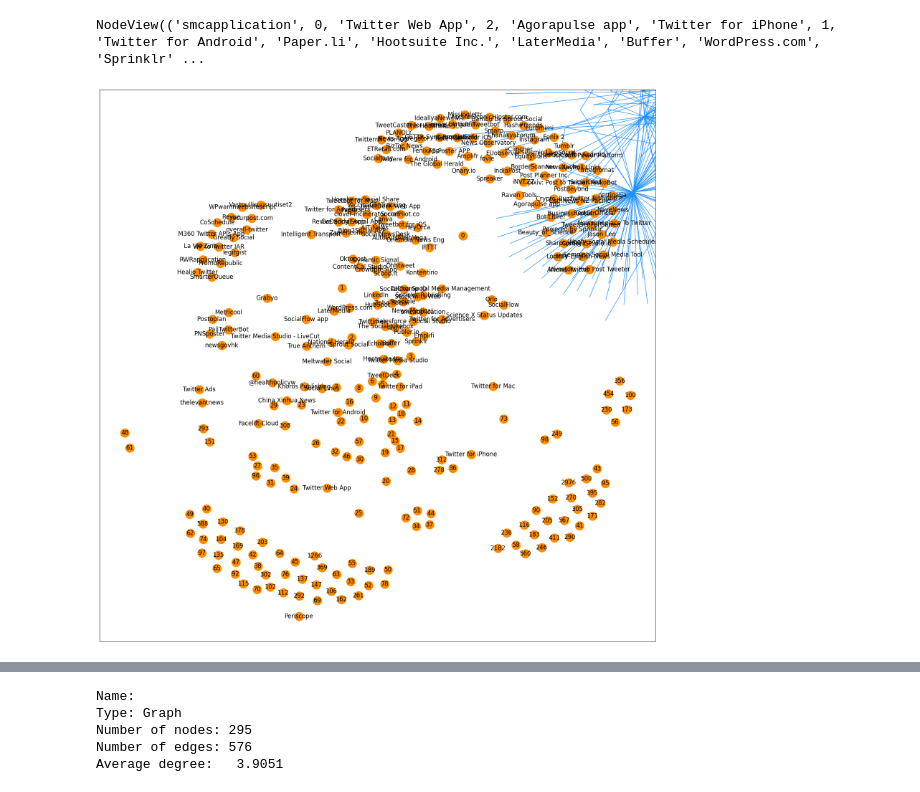
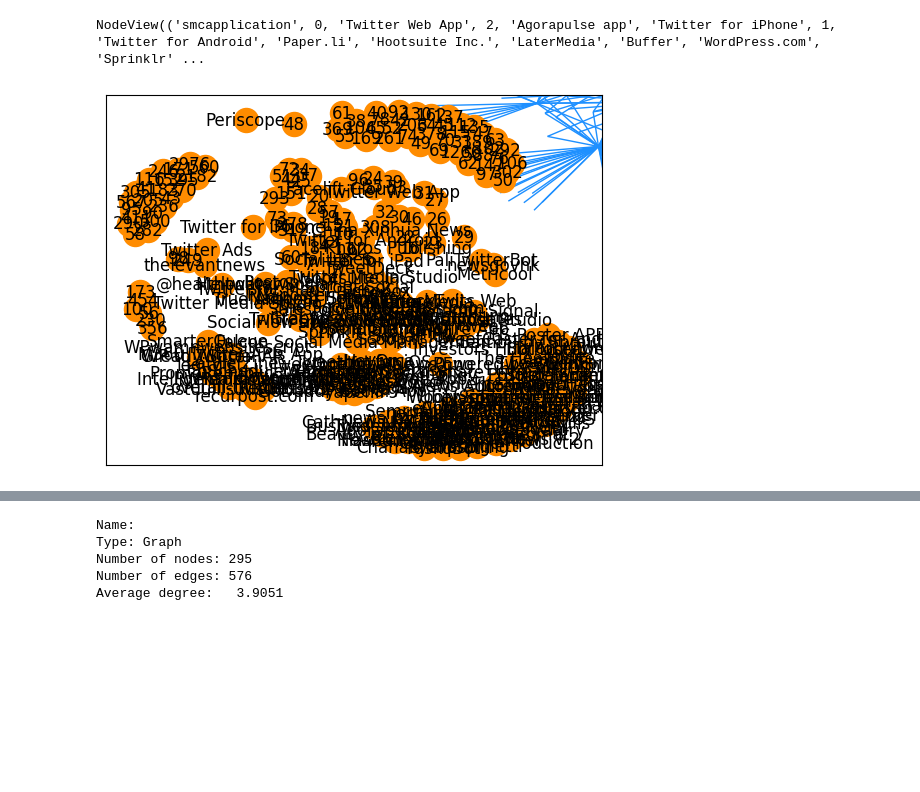
Before and after one commit to chiew256/omicron-tweets, a Jupyter notebook: SNA.ipynb, the cells around one changed output, grey strips where cells are left out. Cells and saved outputs as stored; diff of their text form; code cells hidden in the pictures; blank space fills up the shorter version.

```diff
--- a/SNA.ipynb
+++ b/SNA.ipynb
@@ -70,8 +67,7 @@ import matplotlib.pyplot as plt
 # %%
-plt.figure(figsize=(20,20))
 nx.draw_networkx(us_graph, node_color='#FF8C00', edge_color='#1E90FF');
 # %% [output]
-[figure, old version]
+[figure, new version]
 # %%
 nx.draw_networkx(us_graph, node_color='#FF8C00', edge_color='#1E90FF')
 # %% [output]
```
Also changed, not shown: parts of 9 cells of this notebook.
